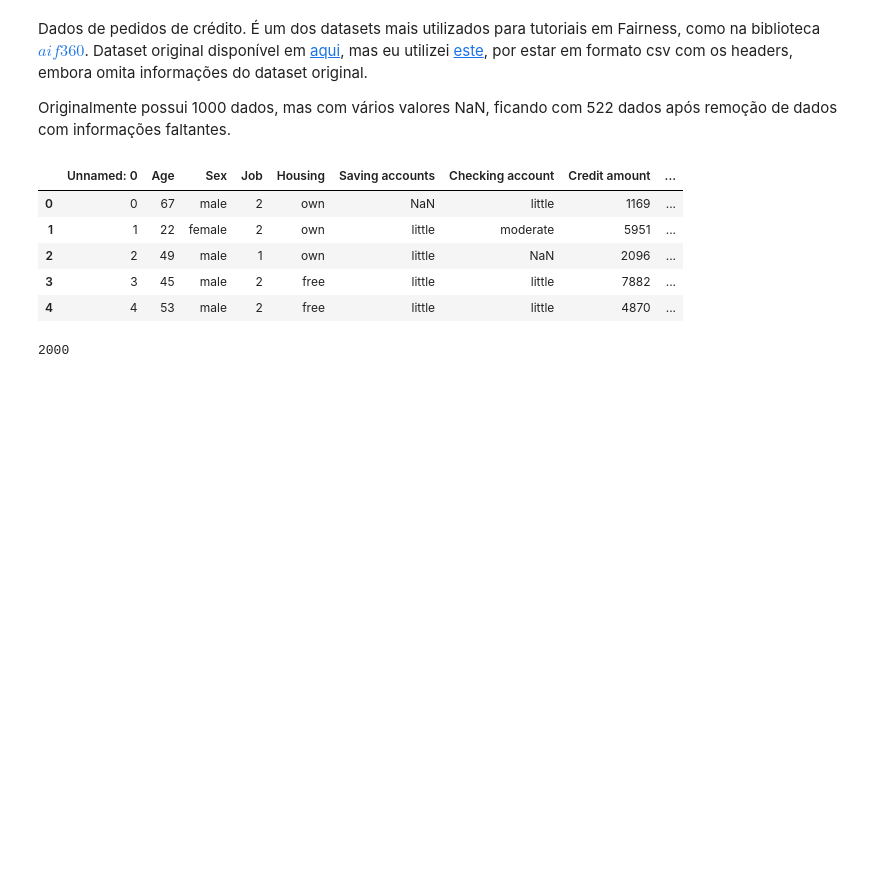
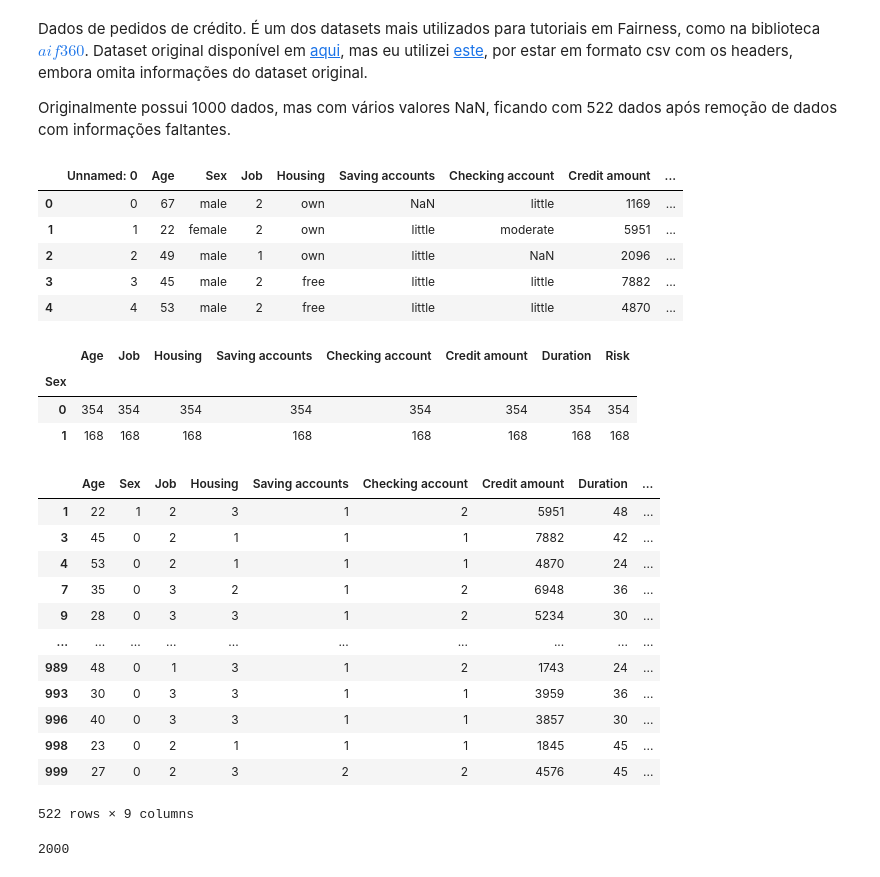
Before and after one commit to viguardieiro/moopt_fairness, a Jupyter notebook: Models comparison.ipynb, the cells around one changed output. Cells and saved outputs as stored; diff of their text form; code cells hidden in the pictures; blank space fills up the shorter version.

```diff
--- a/Models comparison.ipynb
+++ b/Models comparison.ipynb
@@ -27,7 +22,7 @@ The line_profiler extension is already loaded. To reload it, use:
 # %% [markdown]
 ## Parte 1: Data treatment
 # %%
-mydata= pd.read_csv("Datasets/german_credit_data.csv")
+mydata= pd.read_csv("Datasets - Originais/german_credit_data.csv")
 # %% [markdown]
 Dados de pedidos de crédito. É um dos datasets mais utilizados para tutoriais em Fairness, como na biblioteca [$aif360$](https://github.com/IBM/AIF360/blob/master/examples/README.md). Dataset original disponível em [aqui](https://archive.ics.uci.edu/ml/datasets/statlog+(german+credit+data)), mas eu utilizei [este](https://www.kaggle.com/kabure/german-credit-data-with-risk), por estar em formato csv com os headers, embora omita informações do dataset original.
 
@@ -54,10 +49,33 @@ mapping_Risk = {"bad": -1, "good": 1}
 
 numerical_data = mydata.replace({'Sex': mapping_Sex, 'Housing': mapping_Housing, 'Saving accounts': mapping_Savings,
                 'Checking account':mapping_Checking, 'Risk': mapping_Risk})
+# %%
+numerical_data.groupby('Sex').count()
+# %% [output]
+|  | Age | Job | Housing | Saving accounts | Checking account | Credit amount | Duration | Risk |
+| Sex |  |  |  |  |  |  |  |  |
+| 0 | 354 | 354 | 354 | 354 | 354 | 354 | 354 | 354 |
+| 1 | 168 | 168 | 168 | 168 | 168 | 168 | 168 | 168 |
 # %%
 X = numerical_data.drop(['Risk'], axis=1)
 # %%
 y = numerical_data['Risk']
+# %%
+numerical_data
+# %% [output]
+|  | Age | Sex | Job | Housing | Saving accounts | Checking account | Credit amount | Duration | ... |
+| 1 | 22 | 1 | 2 | 3 | 1 | 2 | 5951 | 48 | ... |
+| 3 | 45 | 0 | 2 | 1 | 1 | 1 | 7882 | 42 | ... |
+| 4 | 53 | 0 | 2 | 1 | 1 | 1 | 4870 | 24 | ... |
+| 7 | 35 | 0 | 3 | 2 | 1 | 2 | 6948 | 36 | ... |
+| 9 | 28 | 0 | 3 | 3 | 1 | 2 | 5234 | 30 | ... |
+| ... | ... | ... | ... | ... | ... | ... | ... | ... | ... |
+| 989 | 48 | 0 | 1 | 3 | 1 | 2 | 1743 | 24 | ... |
+| 993 | 30 | 0 | 3 | 3 | 1 | 1 | 3959 | 36 | ... |
+| 996 | 40 | 0 | 3 | 3 | 1 | 1 | 3857 | 30 | ... |
+| 998 | 23 | 0 | 2 | 1 | 1 | 1 | 1845 | 45 | ... |
+| 999 | 27 | 0 | 2 | 3 | 2 | 2 | 4576 | 45 | ... |
+522 rows × 9 columns
 # %%
 # 395, 808
 random_seed = 2000#np.random.randint(0, 1000)
```
Also changed, not shown: parts of 3 cells of this notebook, 9 other files.
